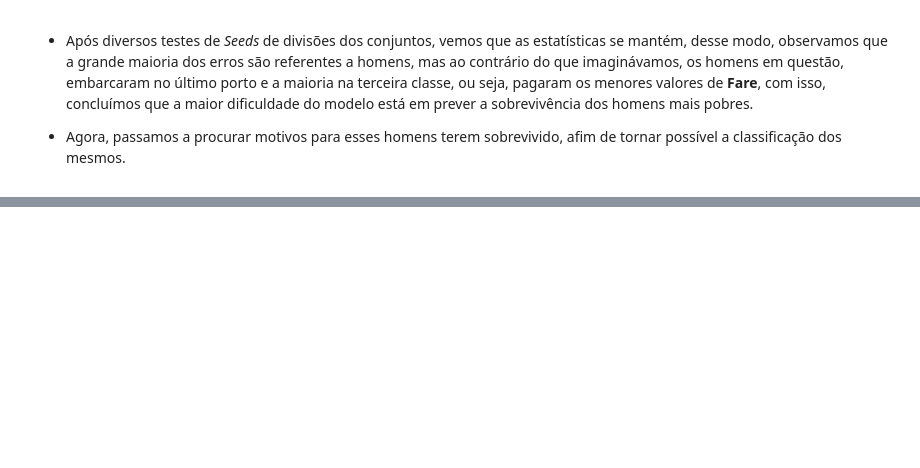
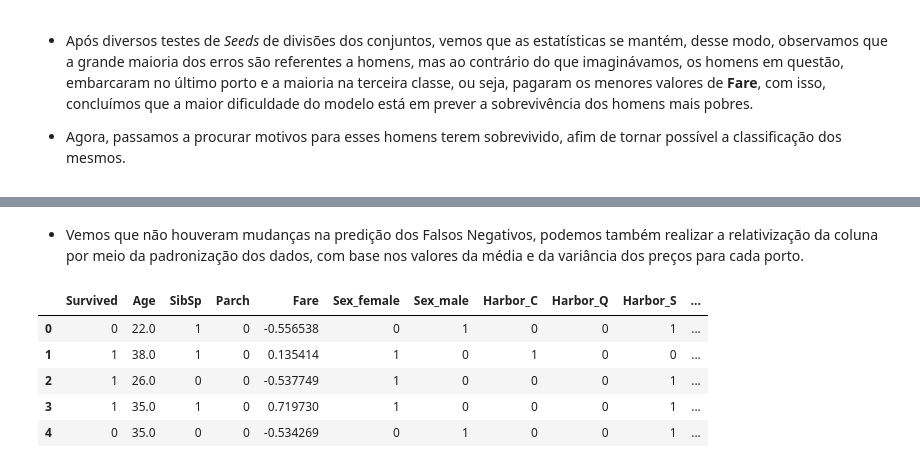
Before and after one commit to Edmurcn/Titanic, a Jupyter notebook: Passo-4.ipynb, the cells around one changed output, grey strips where cells are left out. Cells and saved outputs as stored; diff of their text form; code cells hidden in the pictures; blank space fills up the shorter version.

```diff
--- a/Passo-4.ipynb
+++ b/Passo-4.ipynb
@@ -178,0 +239,49 @@ array=[  7.25     7.925   53.1      8.05    51.8625  21.075   11.1333  16.7
+# %% [markdown]
+- Vemos que não houveram mudanças na predição dos Falsos Negativos, podemos também realizar a relativização da coluna por meio da padronização dos dados, com base nos valores da média e da variância dos preços para cada porto.
+# %%
+# Carregando os dados
+df_train = pd.read_csv("dados/treino_tratado_2.csv", header=0)
+df_test = pd.read_csv("dados/teste_tratado_2.csv", header=0)
+
+Original_Fare_Train = df_train["Fare"]
+Original_Fare_Test = df_test["Fare"]
+
+# Calculando os máximos e mínimos dos preços de cada porto
+
+def get_mean_std(porto):
+    mask = df_train[porto] == 1
+    df = df_train[mask]
+    mean_porto = np.mean(df["Fare"])
+    std_porto = np.std(df["Fare"])
+    return mean_porto, std_porto
+
+mean_S, std_S = get_mean_std("Harbor_S")
+mean_C, std_C = get_mean_std("Harbor_C")
+mean_Q, std_Q = get_mean_std("Harbor_Q")
+
+portos = ["Harbor_S", "Harbor_C", "Harbor_Q"]
+medias = {"Harbor_S" : mean_S,
+           "Harbor_C" : mean_C,
+           "Harbor_Q" : mean_Q}
+var = {"Harbor_S" : std_S,
+       "Harbor_C" : std_C,
+       "Harbor_Q" : std_Q}
+
+
+# Construindo a feature Fare relativa
+
+for porto in portos:
+    for index, row in df_train.iterrows():
+        if df_train.at[index, porto] == 1:
+            fare = df_train.at[index, "Fare"]
+            new_fare = (fare - medias[porto])/var[porto]
+            df_train.at[index, "Fare"] = new_fare
+
+df_train.head()
+# %% [output]
+|  | Survived | Age | SibSp | Parch | Fare | Sex_female | Sex_male | Harbor_C | Harbor_Q | Harbor_S | ... |
+| 0 | 0 | 22.0 | 1 | 0 | -0.556538 | 0 | 1 | 0 | 0 | 1 | ... |
+| 1 | 1 | 38.0 | 1 | 0 | 0.135414 | 1 | 0 | 1 | 0 | 0 | ... |
+| 2 | 1 | 26.0 | 0 | 0 | -0.537749 | 1 | 0 | 0 | 0 | 1 | ... |
+| 3 | 1 | 35.0 | 1 | 0 | 0.719730 | 1 | 0 | 0 | 0 | 1 | ... |
+| 4 | 0 | 35.0 | 0 | 0 | -0.534269 | 0 | 1 | 0 | 0 | 1 | ... |
```
Also changed, not shown: parts of 14 cells of this notebook.
